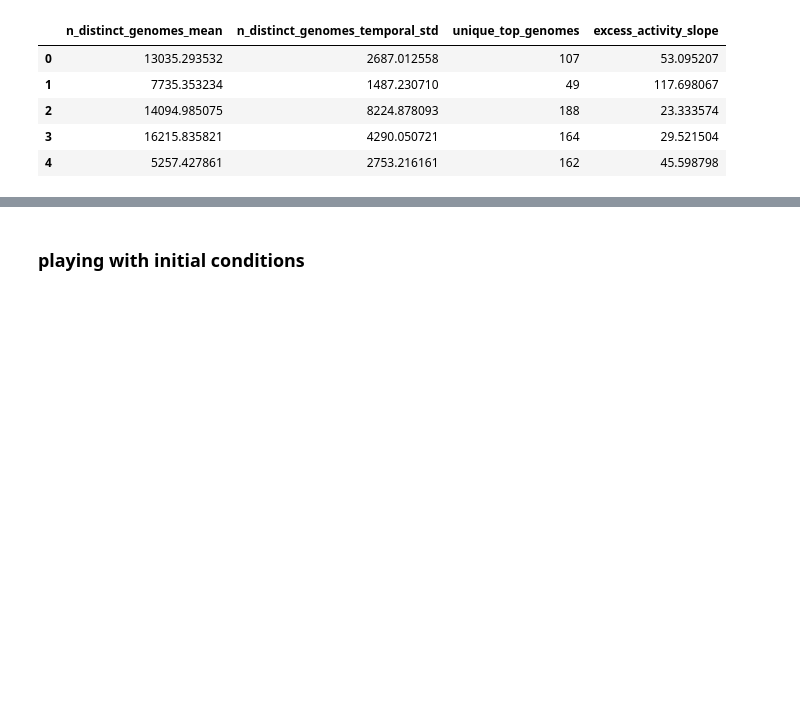
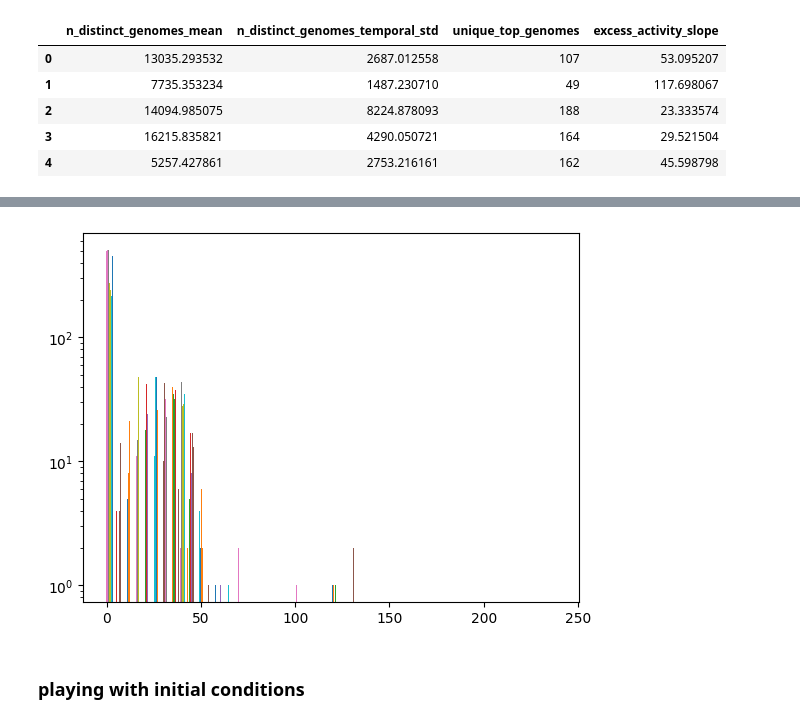
Before and after one commit to nhpackard/EvoCA, a Jupyter notebook: evoca_scans.ipynb, the cells around one changed output, grey strips where cells are left out. Cells and saved outputs as stored; diff of their text form; code cells hidden in the pictures; blank space fills up the shorter version.

```diff
--- a/evoca_scans.ipynb
+++ b/evoca_scans.ipynb
@@ -506,8 +538,9 @@ dat[EVO_METRICS].head()
 # %%
-r_evo = evoca_from_scan_top('Scans/2026-04-27_push_edges', top_k=20,
+r_evo = evoca_from_scan_top('Scans/2026-04-27_evo_focus', top_k=20,
                           score_keys=EVO_METRICS,
                           descriptor_prefix='top_evo',
-                          probes={'n_activity': True, 'ts': True}, colormode=1)
+                          probes={'n_activity': True, 'ts': True,'eg_food':True,
+                                 'egenome':True}, colormode=1)
 # %%
 r_evo
 # %% [output]
@@ -537,3 +579,8 @@ VBox(children=(HBox(children=(ToggleButton(value=True, description='Run', layout
+# %%
+ages = sim.get_ages()
+plt.hist(ages,bins=50,log=True);
+# %% [output]
+[figure, added]
 # %% [markdown]
 ### playing with initial conditions
 # %%
```
Also changed, not shown: parts of 9 cells of this notebook, 6 other files.
